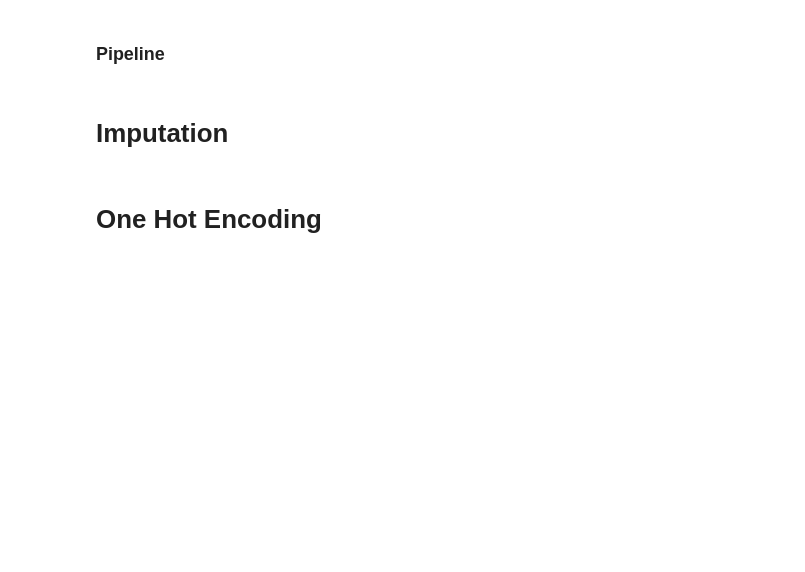
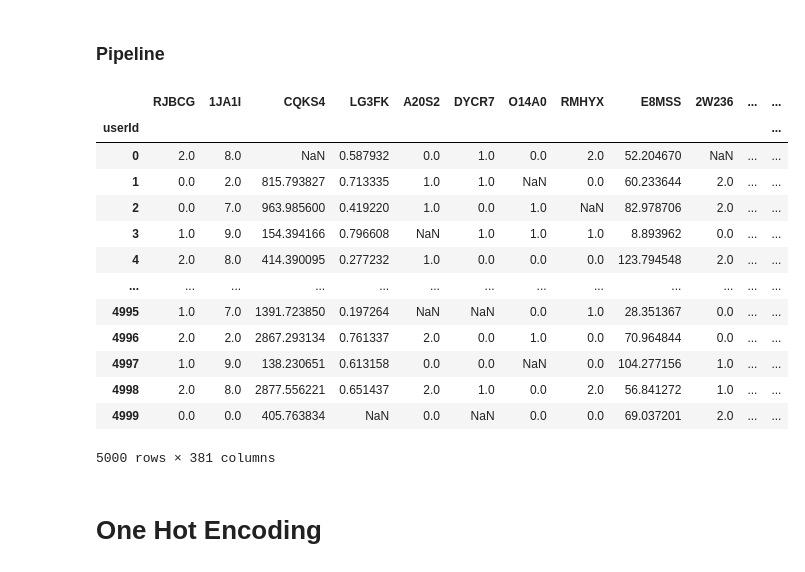
Before and after one commit to Jack-Coutts/ThyCa_Classification_UKBB, a Jupyter notebook: random_forest_dummy_data.ipynb, the cells around one changed output. Drawn from its saved outputs; the diff is of its cells as text; code cells hidden in the pictures; blank space fills up the shorter version.

```diff
--- a/random_forest_dummy_data.ipynb
+++ b/random_forest_dummy_data.ipynb
@@ -74,8 +75,22 @@ df
 ### Pipeline
 # %%
 # Create test-train split
+df
+# %% [output]
+|  | RJBCG | 1JA1I | CQKS4 | LG3FK | A20S2 | DYCR7 | O14A0 | RMHYX | E8MSS | 2W236 | ... | ... |
+| userId |  |  |  |  |  |  |  |  |  |  |  | ... |
+| 0 | 2.0 | 8.0 | NaN | 0.587932 | 0.0 | 1.0 | 0.0 | 2.0 | 52.204670 | NaN | ... | ... |
+| 1 | 0.0 | 2.0 | 815.793827 | 0.713335 | 1.0 | 1.0 | NaN | 0.0 | 60.233644 | 2.0 | ... | ... |
+| 2 | 0.0 | 7.0 | 963.985600 | 0.419220 | 1.0 | 0.0 | 1.0 | NaN | 82.978706 | 2.0 | ... | ... |
+| 3 | 1.0 | 9.0 | 154.394166 | 0.796608 | NaN | 1.0 | 1.0 | 1.0 | 8.893962 | 0.0 | ... | ... |
+| 4 | 2.0 | 8.0 | 414.390095 | 0.277232 | 1.0 | 0.0 | 0.0 | 0.0 | 123.794548 | 2.0 | ... | ... |
+| ... | ... | ... | ... | ... | ... | ... | ... | ... | ... | ... | ... | ... |
+| 4995 | 1.0 | 7.0 | 1391.723850 | 0.197264 | NaN | NaN | 0.0 | 1.0 | 28.351367 | 0.0 | ... | ... |
+| 4996 | 2.0 | 2.0 | 2867.293134 | 0.761337 | 2.0 | 0.0 | 1.0 | 0.0 | 70.964844 | 0.0 | ... | ... |
+| 4997 | 1.0 | 9.0 | 138.230651 | 0.613158 | 0.0 | 0.0 | NaN | 0.0 | 104.277156 | 1.0 | ... | ... |
+| 4998 | 2.0 | 8.0 | 2877.556221 | 0.651437 | 2.0 | 1.0 | 0.0 | 2.0 | 56.841272 | 1.0 | ... | ... |
+| 4999 | 0.0 | 0.0 | 405.763834 | NaN | 0.0 | NaN | 0.0 | 0.0 | 69.037201 | 2.0 | ... | ... |
+5000 rows × 381 columns
-# %% [markdown]
-# Imputation
 # %% [markdown]
 # One Hot Encoding
 # %%
```
Also changed, not shown: parts of 15 cells of this notebook, 1 other file.
